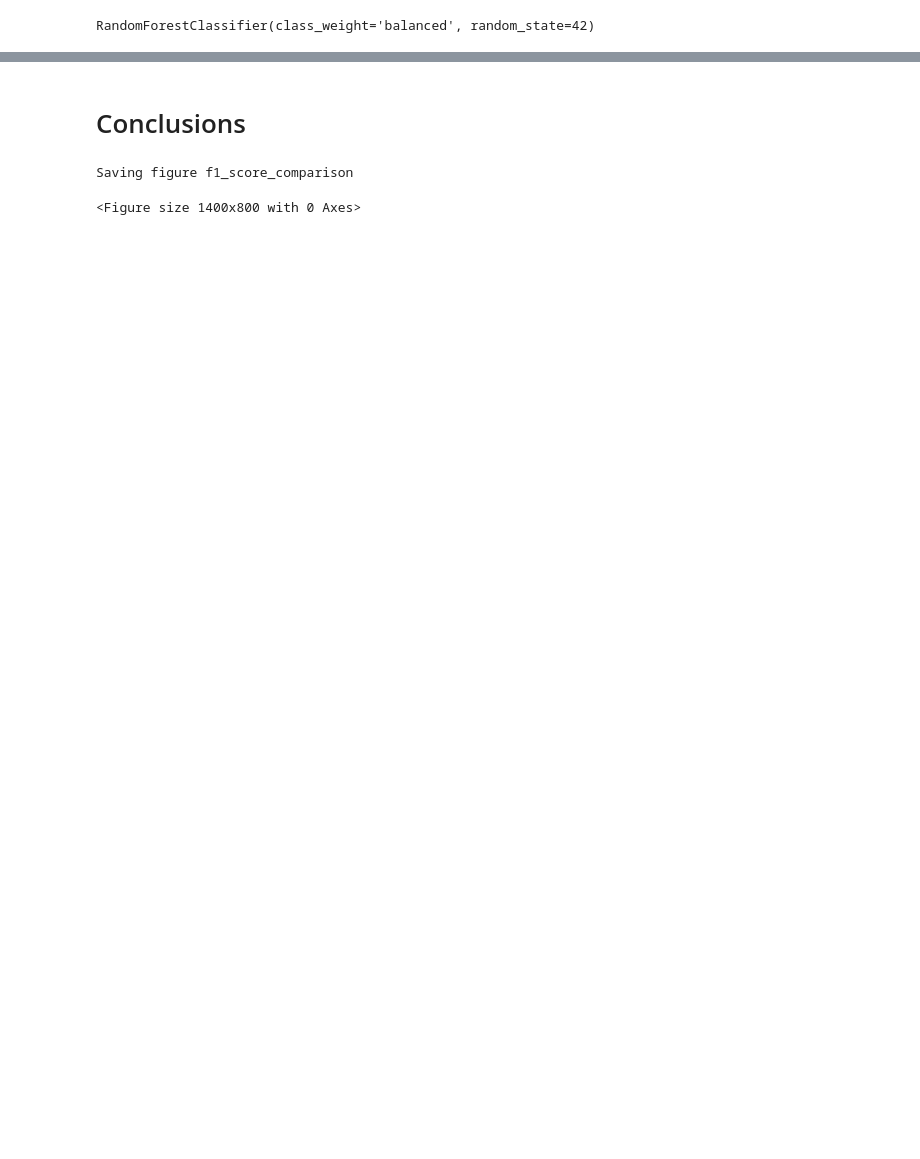
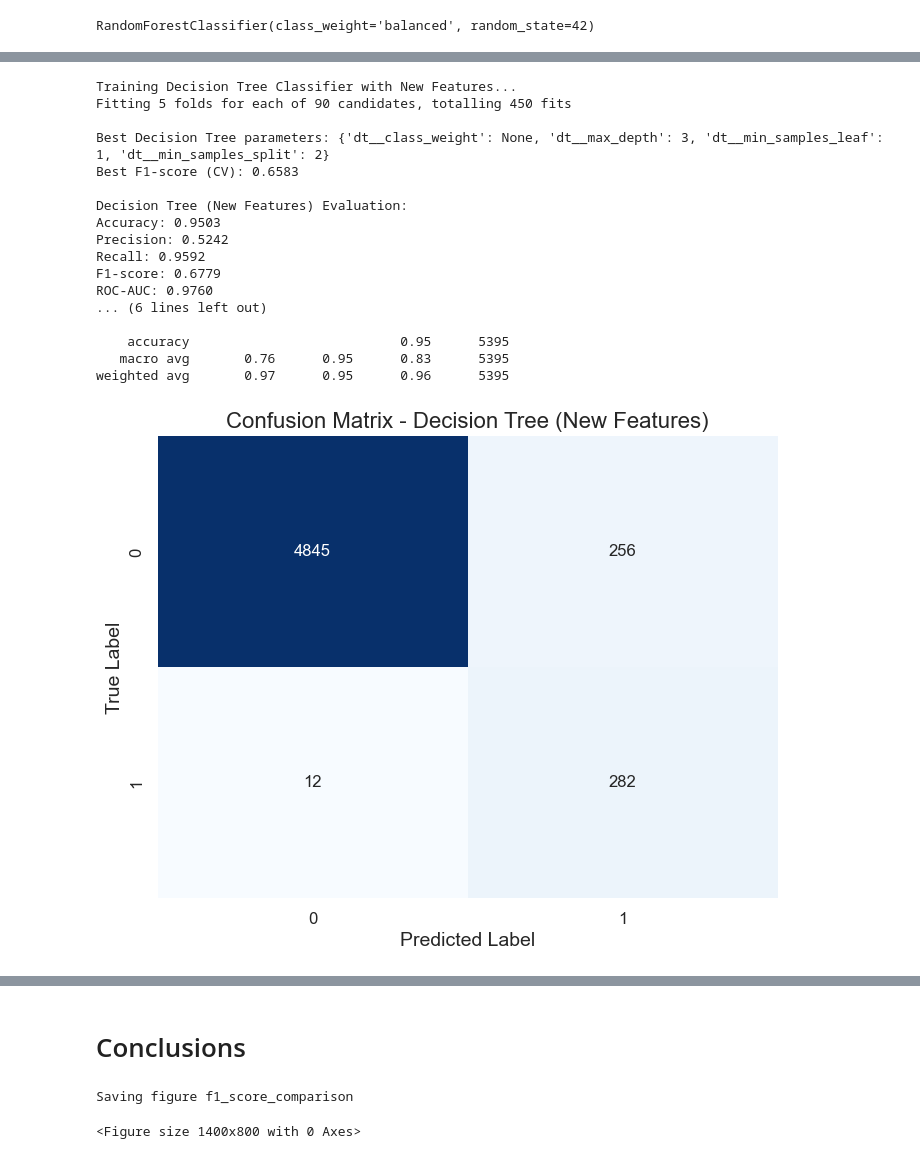
Before and after one commit to violetahoza/MergeConflictClassifier, a Jupyter notebook: HozaVioletaMaria.ipynb, the cells around one changed output, grey strips where cells are left out. Drawn from its saved outputs; the diff is of its cells as text; code cells hidden in the pictures; blank space fills up the shorter version.

```diff
--- a/HozaVioletaMaria.ipynb
+++ b/HozaVioletaMaria.ipynb
@@ -1574,0 +1569,49 @@ weighted avg       0.97      0.95      0.96      5395
+# %%
+# Decision Tree with Grid Search for New Features
+print("\nTraining Decision Tree Classifier with New Features...")
+
+# Create pipeline with SMOTE and Decision Tree
+dt_pipeline_new = ImbPipeline([
+    ('smote', SMOTE(random_state=42)),
+    ('dt', DecisionTreeClassifier(random_state=42))
+])
+
+# Parameter grid for tuning
+dt_param_grid_new = {
+    'dt__max_depth': [3, 5, 7, 10, None],
+    'dt__min_samples_split': [2, 5, 10],
+    'dt__min_samples_leaf': [1, 2, 4],
+    'dt__class_weight': [None, 'balanced']
+}
+
+# Grid search with cross-validation
+dt_grid_new = GridSearchCV(dt_pipeline_new, dt_param_grid_new, cv=5, scoring='f1', n_jobs=-1, verbose=1)
+dt_grid_new.fit(X_train_new_selected, y_train_new)
+
+# Best parameters and score
+print(f"\nBest Decision Tree parameters: {dt_grid_new.best_params_}")
+print(f"Best F1-score (CV): {dt_grid_new.best_score_:.4f}")
+
+# Evaluate on test set
+best_dt_new = dt_grid_new.best_estimator_
+dt_new_model, dt_new_metrics = evaluate_model(best_dt_new, X_train_new_selected, X_test_new_selected,
+                                         y_train_new, y_test_new, "Decision Tree (New Features)")
+# %% [output]
+Training Decision Tree Classifier with New Features...
+Fitting 5 folds for each of 90 candidates, totalling 450 fits
+
+Best Decision Tree parameters: {'dt__class_weight': None, 'dt__max_depth': 3, 'dt__min_samples_leaf': 1, 'dt__min_samples_split': 2}
+Best F1-score (CV): 0.6583
+
+Decision Tree (New Features) Evaluation:
+Accuracy: 0.9503
+Precision: 0.5242
+Recall: 0.9592
+F1-score: 0.6779
+ROC-AUC: 0.9760
+... (6 lines left out)
+
+    accuracy                           0.95      5395
+   macro avg       0.76      0.95      0.83      5395
+weighted avg       0.97      0.95      0.96      5395
+[figure, added]
```
Also changed, not shown: parts of 55 cells of this notebook, 12 other files.
